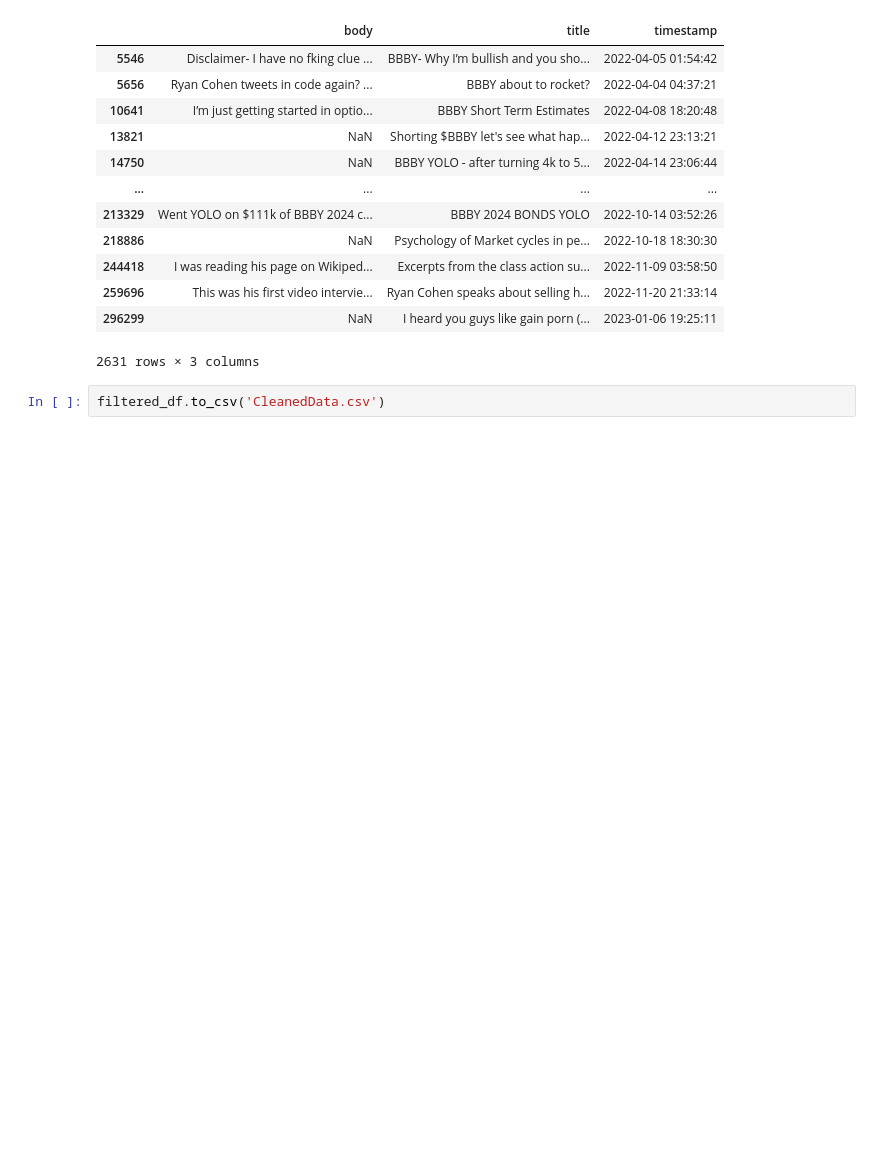
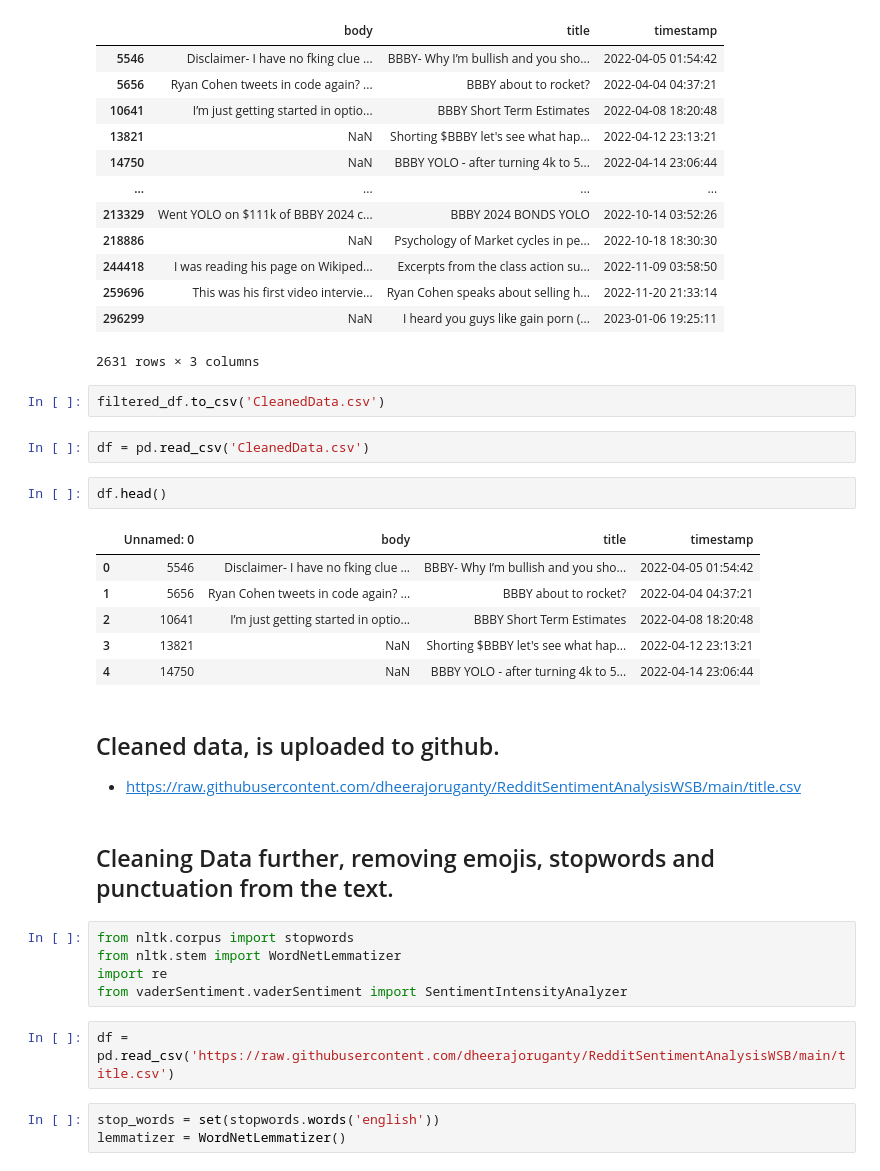
Before and after one commit to anly501/dsan-5000-project-dheerajoruganty, a Jupyter notebook: dsan-website/5000-website/data/data.ipynb, the cells around one changed output. Drawn from its saved outputs; the diff is of its cells as text; blank space fills up the shorter version.

```diff
--- a/dsan-website/5000-website/data/data.ipynb
+++ b/dsan-website/5000-website/data/data.ipynb
@@ -113,3 +113,30 @@ filtered_df
 2631 rows × 3 columns
 # %%
 filtered_df.to_csv('CleanedData.csv')
+# %%
+df = pd.read_csv('CleanedData.csv')
+# %%
+df.head()
+# %% [output]
+|  | Unnamed: 0 | body | title | timestamp |
+| 0 | 5546 | Disclaimer- I have no fking clue ... | BBBY- Why I’m bullish and you sho... | 2022-04-05 01:54:42 |
+| 1 | 5656 | Ryan Cohen tweets in code again? ... | BBBY about to rocket? | 2022-04-04 04:37:21 |
+| 2 | 10641 | I’m just getting started in optio... | BBBY Short Term Estimates | 2022-04-08 18:20:48 |
+| 3 | 13821 | NaN | Shorting $BBBY let's see what hap... | 2022-04-12 23:13:21 |
+| 4 | 14750 | NaN | BBBY YOLO - after turning 4k to 5... | 2022-04-14 23:06:44 |
+# %% [markdown]
+## Cleaned data, is uploaded to github.
+
+- https://raw.githubusercontent.com/dheerajoruganty/RedditSentimentAnalysisWSB/main/title.csv
+# %% [markdown]
+## Cleaning Data further, removing emojis, stopwords and punctuation from the text.
+# %%
+from nltk.corpus import stopwords
+from nltk.stem import WordNetLemmatizer
+import re
+from vaderSentiment.vaderSentiment import SentimentIntensityAnalyzer
+# %%
+df = pd.read_csv('https://raw.githubusercontent.com/dheerajoruganty/RedditSentimentAnalysisWSB/main/title.csv')
+# %%
+stop_words = set(stopwords.words('english'))
+lemmatizer = WordNetLemmatizer()
```
Also changed, not shown: parts of 4 cells of this notebook, 33 other files.
